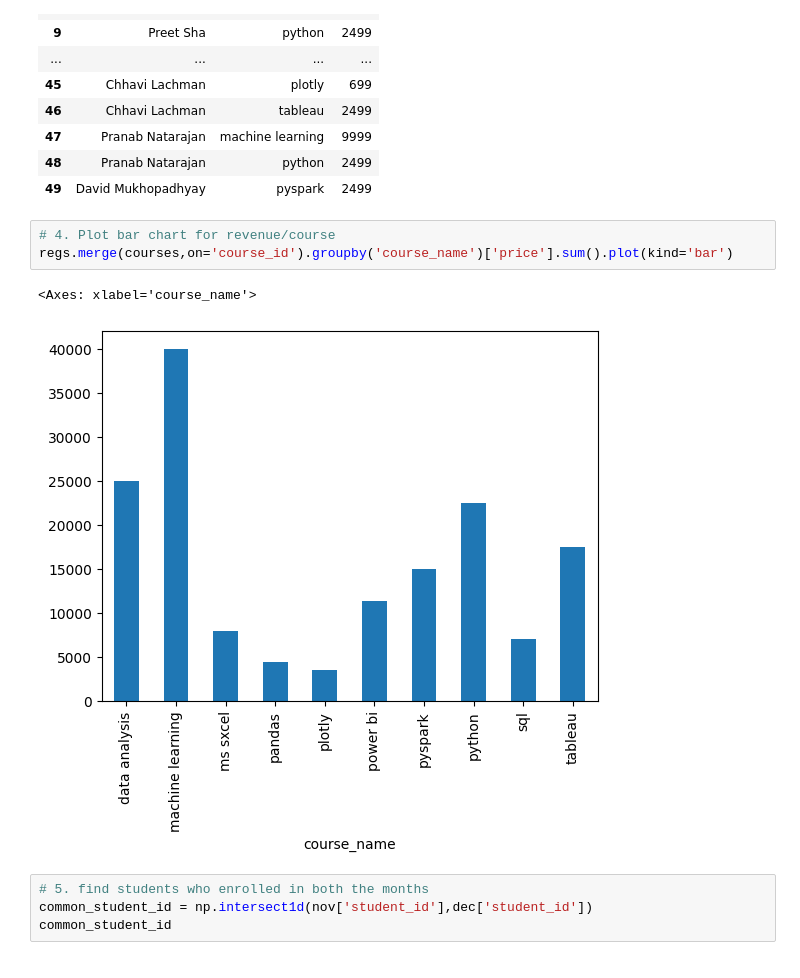
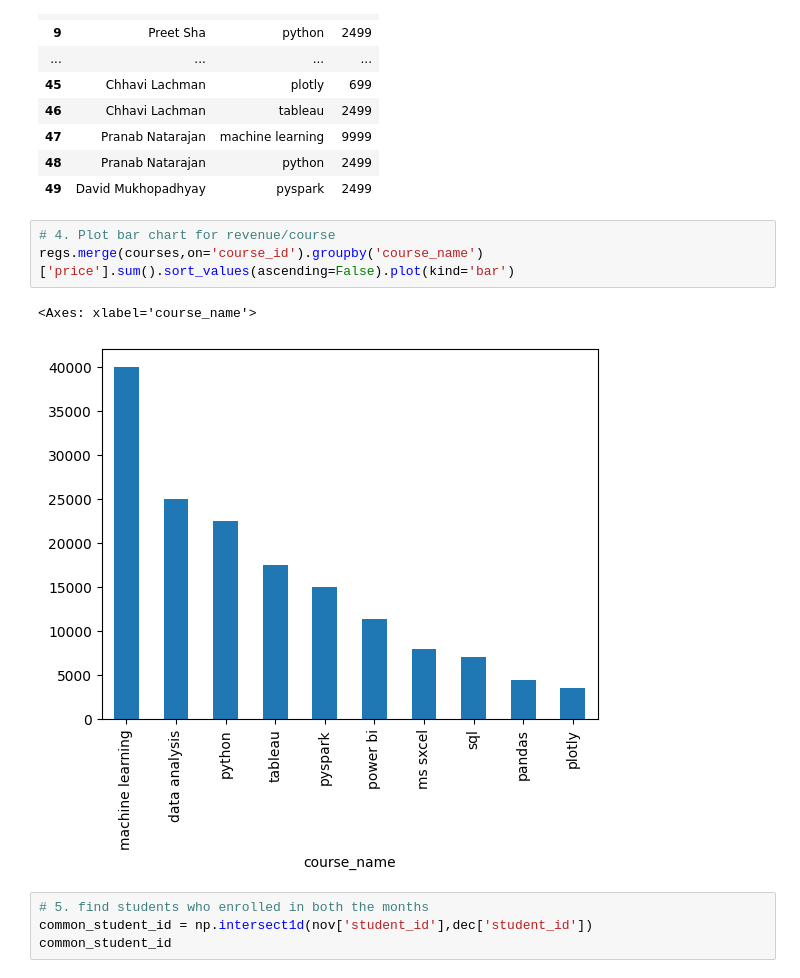
Before and after one commit to BhautikVekariya21/dsc, a Jupyter notebook: pandas/merging_joining_concat.ipynb, the cells around one changed output. Saved outputs shown, nothing was run; the diff lists cells and outputs as text.

```diff
--- a/pandas/merging_joining_concat.ipynb
+++ b/pandas/merging_joining_concat.ipynb
@@ -229,10 +306,10 @@ regs.merge(students,on='student_id').merge(courses,on='course_id')[['name','cour
 | 49 | David Mukhopadhyay | pyspark | 2499 |
 # %%
 # 4. Plot bar chart for revenue/course
-regs.merge(courses,on='course_id').groupby('course_name')['price'].sum().plot(kind='bar')
+regs.merge(courses,on='course_id').groupby('course_name')['price'].sum().sort_values(ascending=False).plot(kind='bar')
 # %% [output]
 <Axes: xlabel='course_name'>
-[figure, old version]
+[figure, new version]
 # %%
 # 5. find students who enrolled in both the months
 common_student_id = np.intersect1d(nov['student_id'],dec['student_id'])
```
Also changed, not shown: parts of 10 cells of this notebook, 10 other files.
